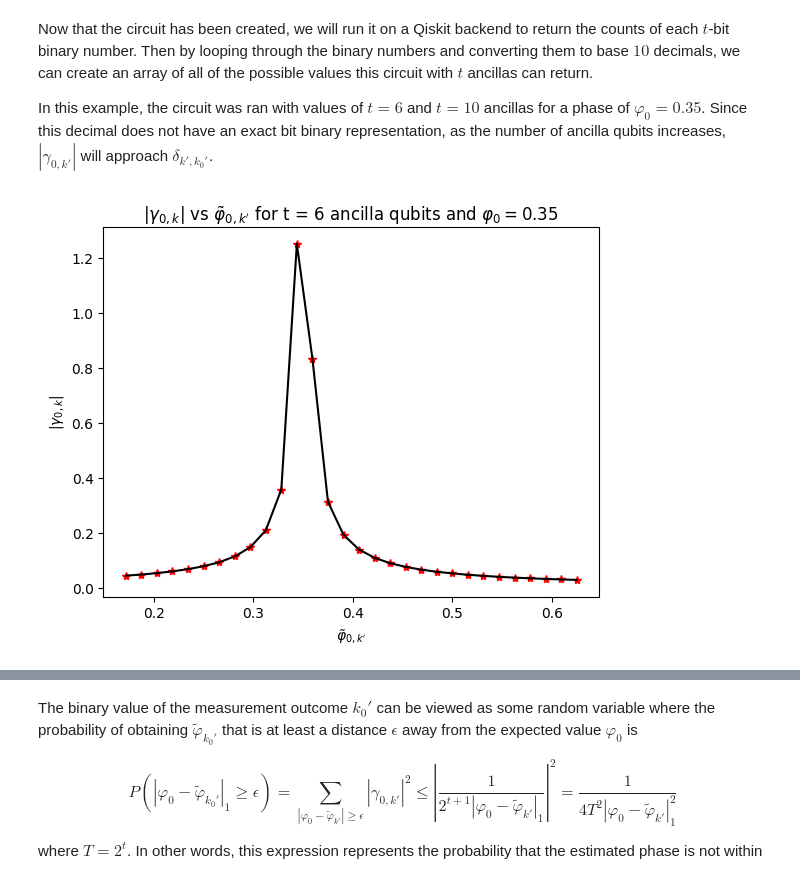
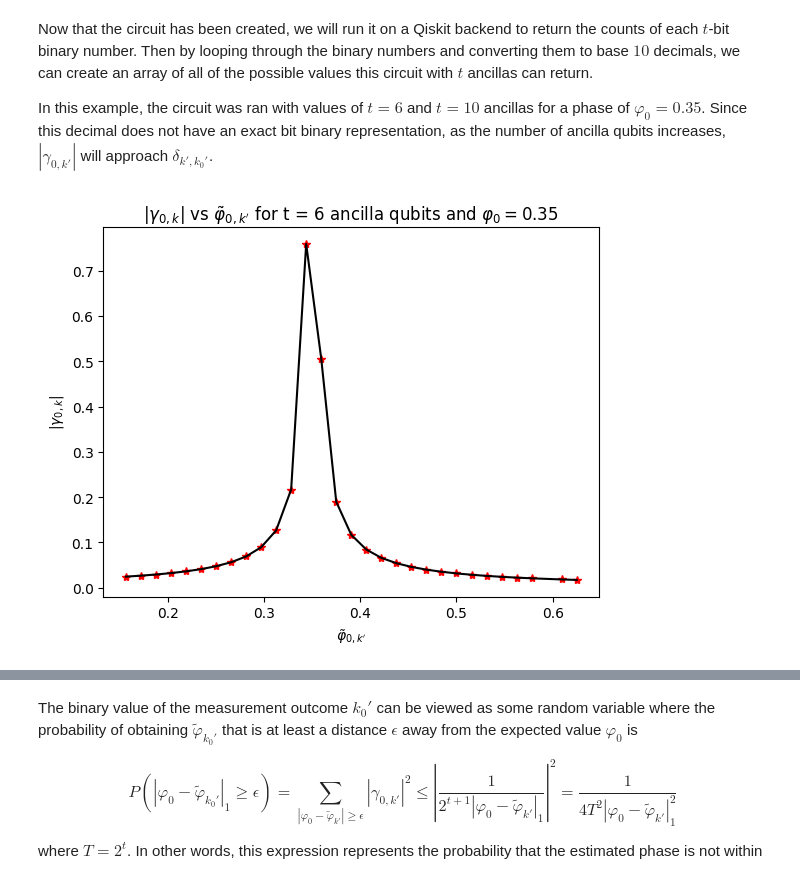
Before and after one commit to paulbruzzi/quantum-linear-algebra, a Jupyter notebook: Quantum_Phase_Estimation.ipynb, the cells around one changed output, grey strips where cells are left out. Saved outputs shown, nothing was run; the diff lists cells and outputs as text; code cells hidden in the pictures.

```diff
--- a/Quantum_Phase_Estimation.ipynb
+++ b/Quantum_Phase_Estimation.ipynb
@@ -438,14 +438,15 @@ for num in binaries: # convert all binary numbers to decimals and make array
 kvals = np.sort(np.array(kvals))
 # %%
 # run code with 6 ancillas
-gamma = 1/((2**(ancilla_bits + 1))*abs(angle - kvals)) # calculate |gamma_0,k'| function
+gamma = 1/((2**(ancilla_bits + 1))*abs(angle - kvals))
+gamma = gamma/(np.sqrt(sum(gamma**2))) # calculate |gamma_0,k'| function
 plt.plot(kvals[10:40], gamma[10:40], 'r*')
 plt.plot(kvals[10:40], gamma[10:40], 'k-')
 plt.xlabel("$\u03c6\u0303_{0,k'}$")
 plt.ylabel('$|\u03B3_{0,k}|$')
 plt.title("$|\u03B3_{0,k}|$ vs $\u03c6\u0303_{0,k'}$ for t = 6 ancilla qubits and $\u03c6_0 = 0.35$")
 plt.show() # plot function against possible phases
 # %% [output]
-[figure, old version]
+[figure, new version]
 # %%
 # rerun code above with 10 ancillas and run this cell instead
```
Also changed, not shown: parts of 2 cells of this notebook.
